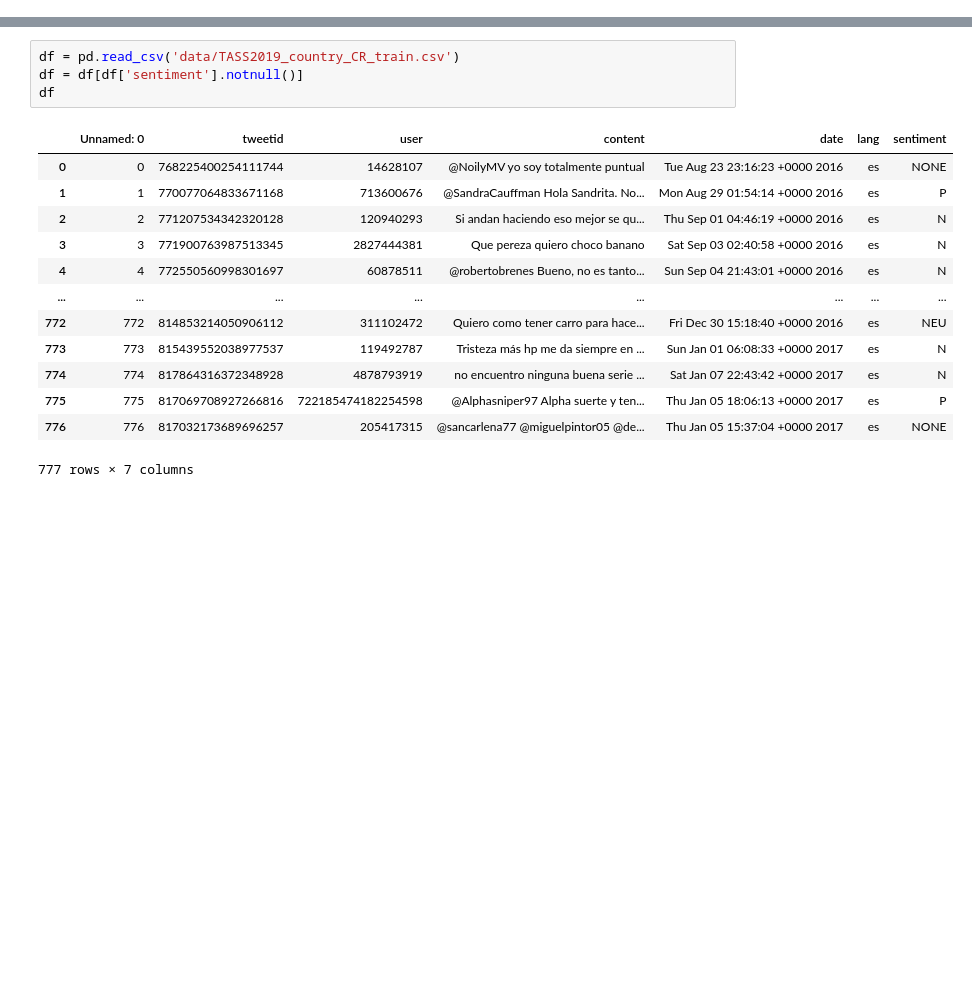
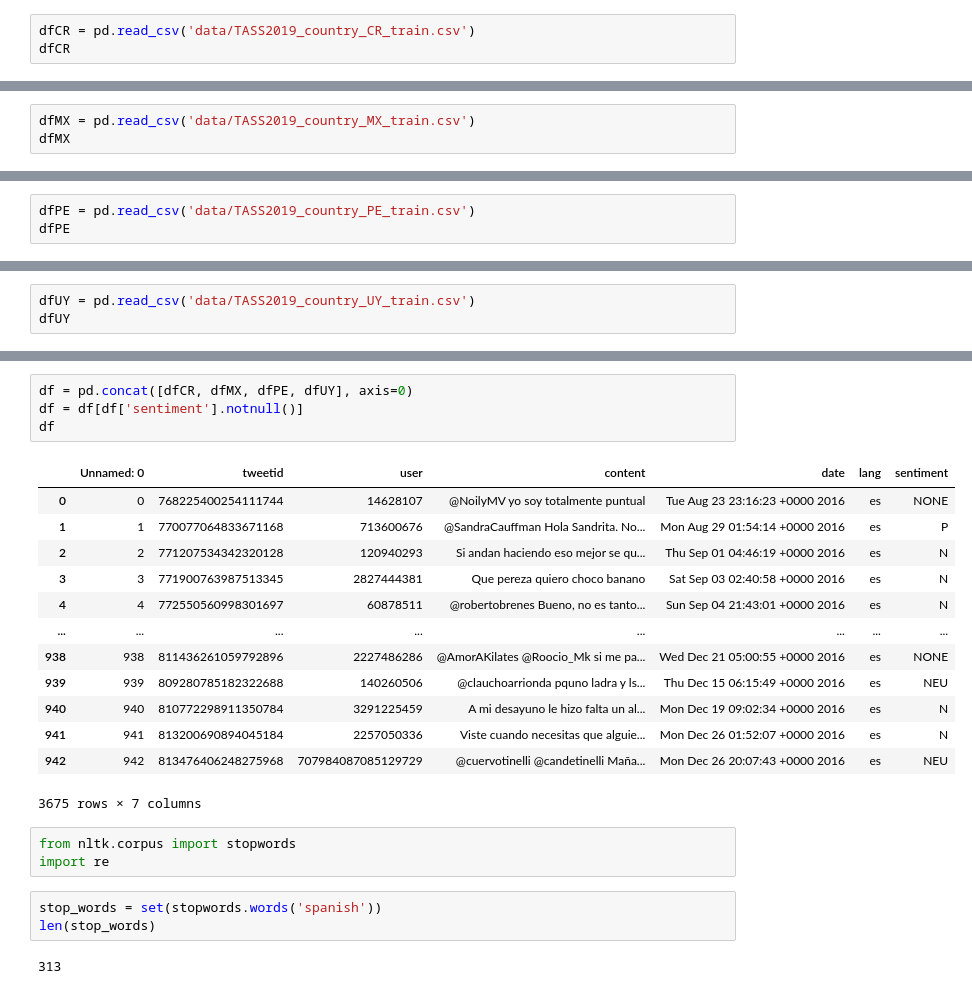
Before and after one commit to aarivera7/algoritmo-Clasificador-Bayes-Naive-NB, a Jupyter notebook: Algoritmo SVM.ipynb, the cells around one changed output, grey strips where cells are left out. Saved outputs shown, nothing was run; the diff lists cells and outputs as text; blank space fills up the shorter version.

```diff
--- a/Algoritmo SVM.ipynb
+++ b/Algoritmo SVM.ipynb
@@ -3,0 +3,3 @@ from sklearn.model_selection import train_test_split
+# %%
+dfCR = pd.read_csv('data/TASS2019_country_CR_train.csv')
+dfCR
@@ -3,0 +20,3 @@ from sklearn.model_selection import train_test_split
+# %%
+dfMX = pd.read_csv('data/TASS2019_country_MX_train.csv')
+dfMX
@@ -3,0 +37,3 @@ from sklearn.model_selection import train_test_split
+# %%
+dfPE = pd.read_csv('data/TASS2019_country_PE_train.csv')
+dfPE
@@ -3,0 +54,3 @@ from sklearn.model_selection import train_test_split
+# %%
+dfUY = pd.read_csv('data/TASS2019_country_UY_train.csv')
+dfUY
@@ -4,18 +71,26 @@ from sklearn.model_selection import train_test_split
 # %%
-df = pd.read_csv('data/TASS2019_country_CR_train.csv')
+df = pd.concat([dfCR, dfMX, dfPE, dfUY], axis=0)
 df = df[df['sentiment'].notnull()]
 df
 # %% [output]
 |  | Unnamed: 0 | tweetid | user | content | date | lang | sentiment |
 | 0 | 0 | 768225400254111744 | 14628107 | @NoilyMV yo soy totalmente puntual | Tue Aug 23 23:16:23 +0000 2016 | es | NONE |
 | 1 | 1 | 770077064833671168 | 713600676 | @SandraCauffman Hola Sandrita. No... | Mon Aug 29 01:54:14 +0000 2016 | es | P |
 | 2 | 2 | 771207534342320128 | 120940293 | Si andan haciendo eso mejor se qu... | Thu Sep 01 04:46:19 +0000 2016 | es | N |
 | 3 | 3 | 771900763987513345 | 2827444381 | Que pereza quiero choco banano | Sat Sep 03 02:40:58 +0000 2016 | es | N |
 | 4 | 4 | 772550560998301697 | 60878511 | @robertobrenes Bueno, no es tanto... | Sun Sep 04 21:43:01 +0000 2016 | es | N |
 | ... | ... | ... | ... | ... | ... | ... | ... |
-| 772 | 772 | 814853214050906112 | 311102472 | Quiero como tener carro para hace... | Fri Dec 30 15:18:40 +0000 2016 | es | NEU |
-| 773 | 773 | 815439552038977537 | 119492787 | Tristeza más hp me da siempre en ... | Sun Jan 01 06:08:33 +0000 2017 | es | N |
-| 774 | 774 | 817864316372348928 | 4878793919 | no encuentro ninguna buena serie ... | Sat Jan 07 22:43:42 +0000 2017 | es | N |
-| 775 | 775 | 817069708927266816 | 722185474182254598 | @Alphasniper97 Alpha suerte y ten... | Thu Jan 05 18:06:13 +0000 2017 | es | P |
-| 776 | 776 | 817032173689696257 | 205417315 | @sancarlena77 @miguelpintor05 @de... | Thu Jan 05 15:37:04 +0000 2017 | es | NONE |
+| 938 | 938 | 811436261059792896 | 2227486286 | @AmorAKilates @Roocio_Mk si me pa... | Wed Dec 21 05:00:55 +0000 2016 | es | NONE |
+| 939 | 939 | 809280785182322688 | 140260506 | @clauchoarrionda pquno ladra y ls... | Thu Dec 15 06:15:49 +0000 2016 | es | NEU |
+| 940 | 940 | 810772298911350784 | 3291225459 | A mi desayuno le hizo falta un al... | Mon Dec 19 09:02:34 +0000 2016 | es | N |
+| 941 | 941 | 813200690894045184 | 2257050336 | Viste cuando necesitas que alguie... | Mon Dec 26 01:52:07 +0000 2016 | es | N |
+| 942 | 942 | 813476406248275968 | 707984087085129729 | @cuervotinelli @candetinelli Maña... | Mon Dec 26 20:07:43 +0000 2016 | es | NEU |
-777 rows × 7 columns
+3675 rows × 7 columns
+# %%
+from nltk.corpus import stopwords
+import re
+# %%
+stop_words = set(stopwords.words('spanish'))
+len(stop_words)
+# %% [output]
+313
```
Also changed, not shown: parts of 20 cells of this notebook, 2 other files.
